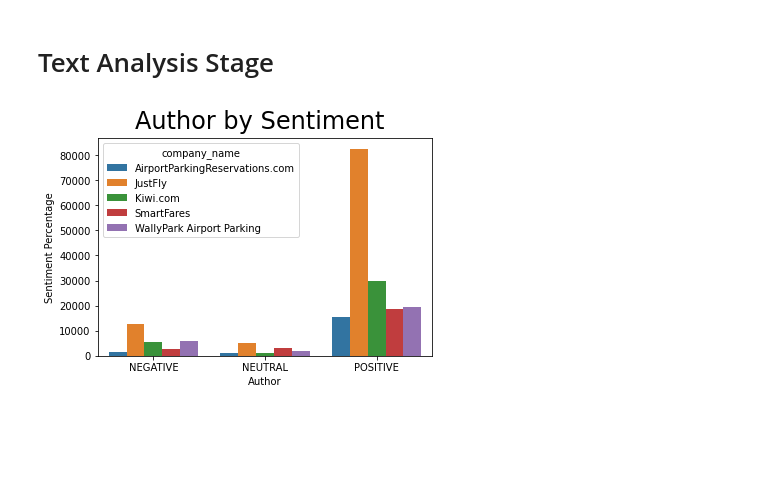
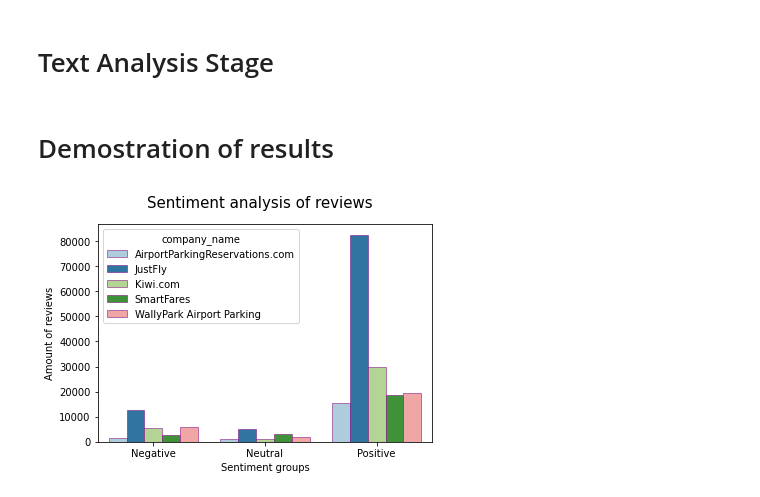
Before and after one commit to maksym1503/ForHomeworks, a Jupyter notebook: Final Project by Bilyi.ipynb, the cells around one changed output. Drawn from its saved outputs; the diff is of its cells as text; code cells hidden in the pictures; blank space fills up the shorter version.

```diff
--- a/Final Project by Bilyi.ipynb
+++ b/Final Project by Bilyi.ipynb
@@ -156,40 +156,50 @@ ds1['comment'] = ds1['comment'].apply(word_tokenize)
 from textblob import Word
 
 ds1['comment'] = ds1['comment'].apply(lambda x: " ".join([Word(word).lemmatize() for word in x]))
+# %% [markdown]
+# Demostration of results
 # %%
-# Sentiment Analysis
+# following formula will create sentiment analysis
 
 from nltk.sentiment.vader import SentimentIntensityAnalyzer
 from nltk.sentiment.util import *
 import matplotlib.pyplot as plt
 import nltk
 
-#nltk.download('vader_lexicon')
+# applying shortcuts
 
 SIA = SentimentIntensityAnalyzer()
+sentiment = ds1.copy()
 
-# Applying Model, Variable Creation
-sentiment = ds1.copy()
+# applying actual formula where polarity scores will analyse comment section in the dataset
+
 sentiment['polarity_score']=sentiment.comment.apply(lambda x:SIA.polarity_scores(x)['compound'])
 sentiment['neutral_score']=sentiment.comment.apply(lambda x:SIA.polarity_scores(x)['neu'])
 sentiment['negative_score']=sentiment.comment.apply(lambda x:SIA.polarity_scores(x)['neg'])
 sentiment['positive_score']=sentiment.comment.apply(lambda x:SIA.polarity_scores(x)['pos'])
 sentiment['sentiment']=''
-sentiment.loc[sentiment.polarity_score>0,'sentiment']='POSITIVE'
-sentiment.loc[sentiment.polarity_score==0,'sentiment']='NEUTRAL'
-sentiment.loc[sentiment.polarity_score<0,'sentiment']='NEGATIVE'
 
-# Normalize for Size
+# applying code names for analyzed scores
+
+sentiment.loc[sentiment.polarity_score>0,'sentiment']='Positive'
+sentiment.loc[sentiment.polarity_score==0,'sentiment']='Neutral'
+sentiment.loc[sentiment.polarity_score<0,'sentiment']='Negative'
+
+# grouping scores and their code names by companies
+
 auth_sent= sentiment.groupby(['company_name','sentiment'])[['comment']].count().reset_index()
 for x in ['EAP','HPL','MWS']:
     auth_sent.comment[auth_sent.company_name == x] = (auth_sent.comment[auth_sent.sentiment == x]/\
         auth_sent[auth_sent.sentiment ==x].comment.sum())*100
 # %%
+# plotting on graph sentiment groups
+
 import seaborn as sns
 
-ax= sns.barplot(x='sentiment', y='comment',hue='company_name',data=auth_sent)
-ax.set(xlabel='Author', ylabel='Sentiment Percentage')
-ax.figure.suptitle("Author by Sentiment", fontsize = 24)
+g1 = sns.barplot(x='sentiment', y='comment',hue='company_name',data=auth_sent, linestyle = "-", linewidth = 0.5,
+edgecolor = "purple", palette=("Paired"))
+g1.set(xlabel='Sentiment groups', ylabel='Amount of reviews')
+g1.figure.suptitle("Sentiment analysis of reviews", fontsize = 15)
 plt.show()
 # %% [output]
-[figure, old version]
+[figure, new version]
```
Also changed, not shown: parts of 3 cells of this notebook.
